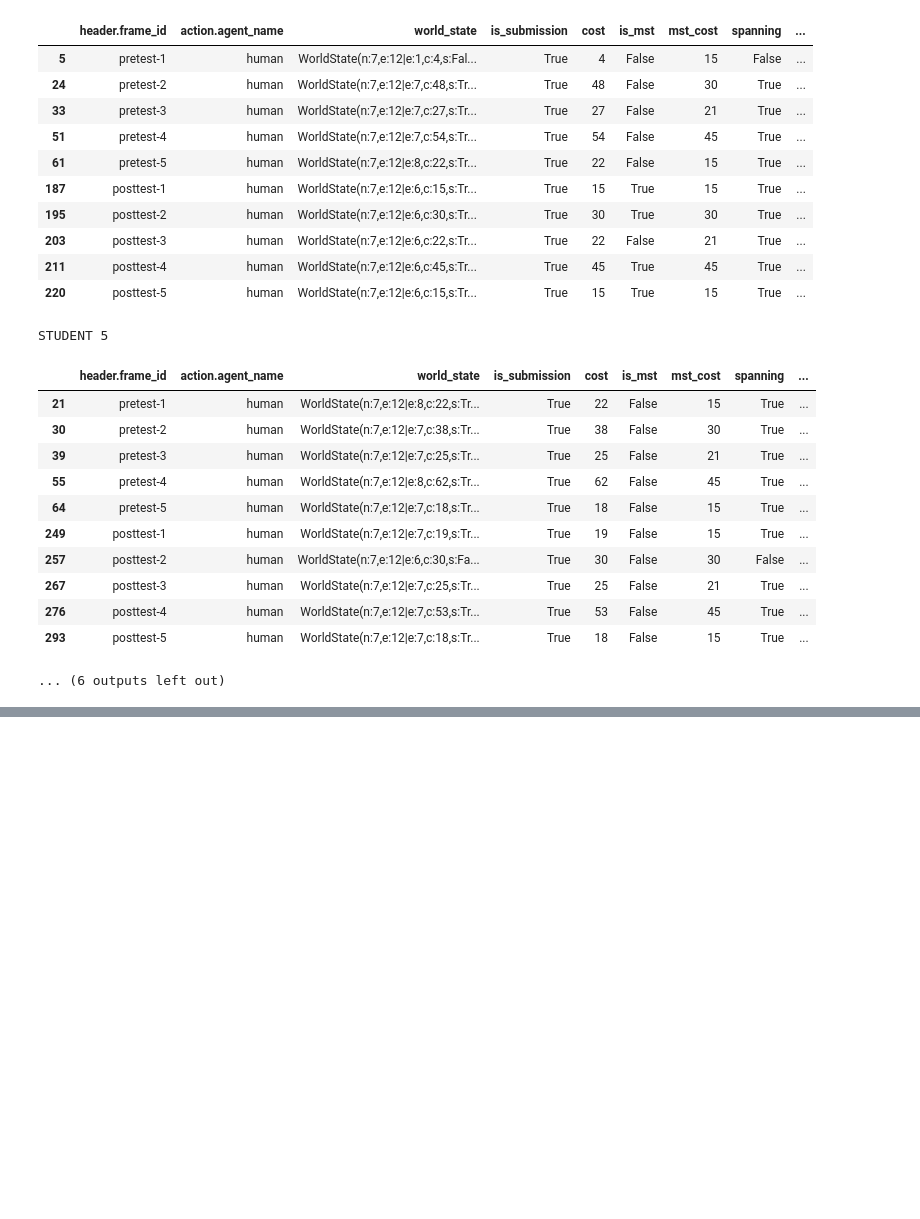
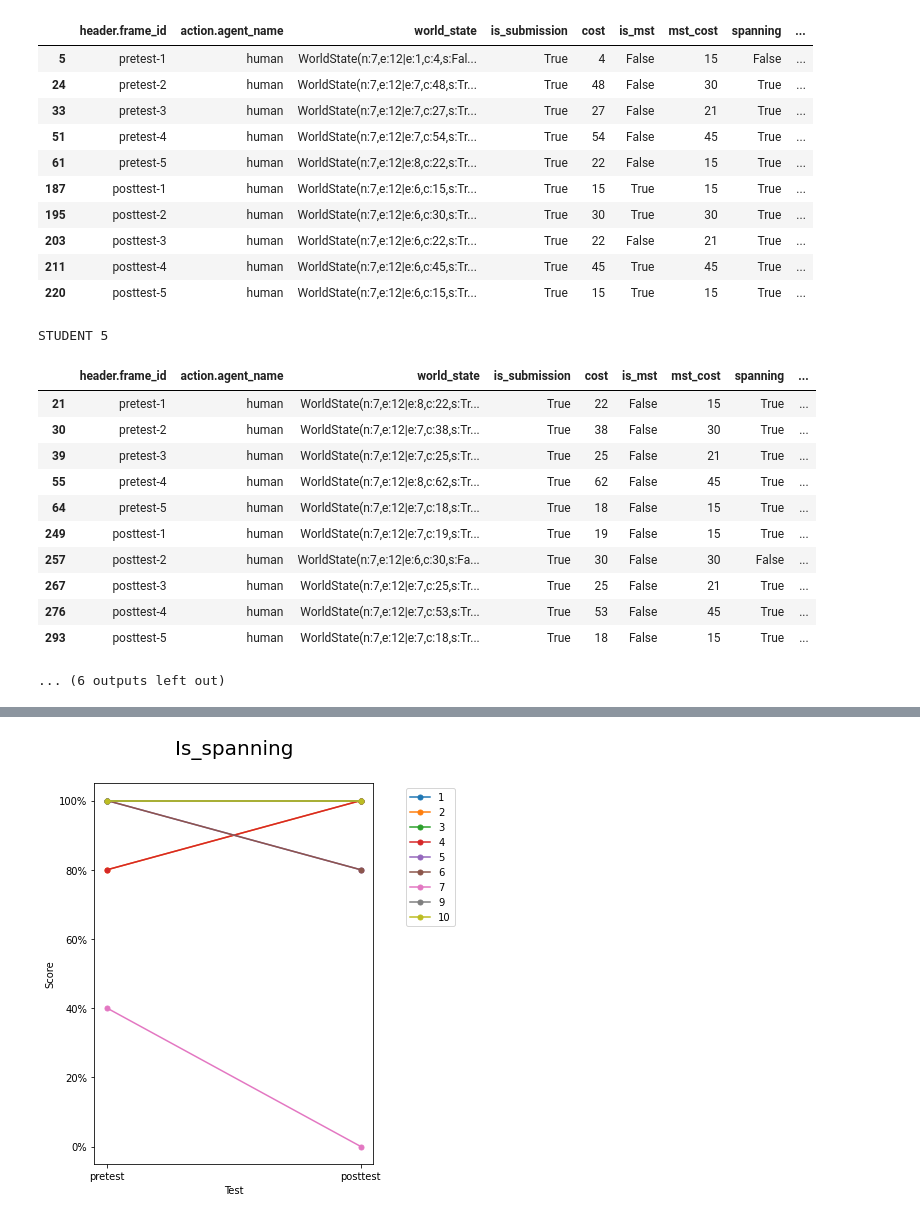
Before and after one commit to utku-norman/justhink-preexp-analysis, a Jupyter notebook: analysis/notebooks/3-measuring-learning-outcomes-pretest-postest.ipynb, the cells around one changed output, grey strips where cells are left out. Drawn from its saved outputs; the diff is of its cells as text; code cells hidden in the pictures; blank space fills up the shorter version.

Commit message:
Adding pre and post test visualizations

```diff
--- a/analysis/notebooks/3-measuring-learning-outcomes-pretest-postest.ipynb
+++ b/analysis/notebooks/3-measuring-learning-outcomes-pretest-postest.ipynb
@@ -196,0 +198,17 @@ for participant in ['A', 'B']:
+# %%
+# comput is_mst score for pretest and posttest
+def compute_mst_score(df):
+    pre_mst_score = 0
+    post_mst_score = 0
+    for index, row in df.iterrows():
+        if 'pre' in row['header.frame_id']:
+            if row['is_mst']:
+                pre_mst_score += 1
+        elif 'post' in row['header.frame_id']:
+            if row['is_mst']:
+                post_mst_score += 1
+    return pre_mst_score, post_mst_score
+
+for key, table in all_tables.items():
+    print('student', key)
+    print('mst scores: ',compute_mst_score(table))
@@ -196,0 +395,73 @@ for participant in ['A', 'B']:
+# %%
+students = [1, 2, 3, 4, 5, 6, 7, 9, 10]
+
+# graphing the pretest versus posttest is_spanning scores
+fig, ax = plt.subplots(1, figsize=(5, 7))
+for i in students:
+    temp = spandf[spandf['student'] == i]
+    plt.plot(temp.p_type, temp.value, marker='o', markersize=5)
+plt.xlabel('Test')
+plt.ylabel('Score')
+plt.title('Is_spanning\n', loc='center', fontsize=20)
+
+leg = plt.legend(students, loc='upper left', frameon=True)
+# get the bounding box of the original legend
+bb = leg.get_bbox_to_anchor().inverse_transformed(ax.transAxes)
+# change to location of the legend
+xOffset = 1.1
+bb.x0 += xOffset
+bb.x1 += xOffset
+leg.set_bbox_to_anchor(bb, transform=ax.transAxes)
+
+# set y axis ticks to percentages
+yticks = plt.yticks()[0]
+plt.yticks(yticks[1:-1], [str(round((i/5)*100)) + '%' for i in yticks[1:-1]])
+plt.show()
+
+# graphing the pretest versus posttest is_mst scores
+fig, ax = plt.subplots(1, figsize=(5, 7))
+for i in students:
+    temp = mstdf[mstdf['student'] == i]
+    plt.plot(temp.p_type, temp.value, marker='o', markersize=5)
+plt.xlabel('Test')
+plt.ylabel('Score')
+plt.title('Is_mst\n', loc='center', fontsize=20)
+
+leg = plt.legend(students, loc='upper left', frameon=True)
+# get the bounding box of the original legend
+bb = leg.get_bbox_to_anchor().inverse_transformed(ax.transAxes)
+# change to location of the legend
+xOffset = 1.1
+bb.x0 += xOffset
+bb.x1 += xOffset
+leg.set_bbox_to_anchor(bb, transform=ax.transAxes)
+
+# set y axis ticks to percentages
+yticks = plt.yticks()[0]
+plt.yticks(yticks[1:-1], [str(round((i/5)*100)) + '%' for i in yticks[1:-1]])
+plt.show()
+
+# graphing the pretest versus posttest spanning scores
+fig, ax = plt.subplots(1, figsize=(5, 7))
+for i in students:
+    temp = errordf[errordf['student'] == i]
+    plt.plot(temp.p_type, temp.value, marker='o', markersize=5)
+plt.xlabel('Test')
+plt.ylabel('Score')
+plt.title('Error Average\n', loc='center', fontsize=20)
+
+leg = plt.legend(students, loc='upper left', frameon=True)
+# get the bounding box of the original legend
+bb = leg.get_bbox_to_anchor().inverse_transformed(ax.transAxes)
+# change to location of the legend
+xOffset = 1.1
+bb.x0 += xOffset
+bb.x1 += xOffset
+leg.set_bbox_to_anchor(bb, transform=ax.transAxes)
+
+# set y axis ticks to percentages
+yticks = plt.yticks()[0]
+plt.yticks(yticks[1:-1], [str(round(i*100)) + '%' for i in yticks[1:-1]])
+plt.show()
+# %% [output]
+[figure, added]
```
Also changed, not shown: parts of 17 cells of this notebook, 21 other files.
